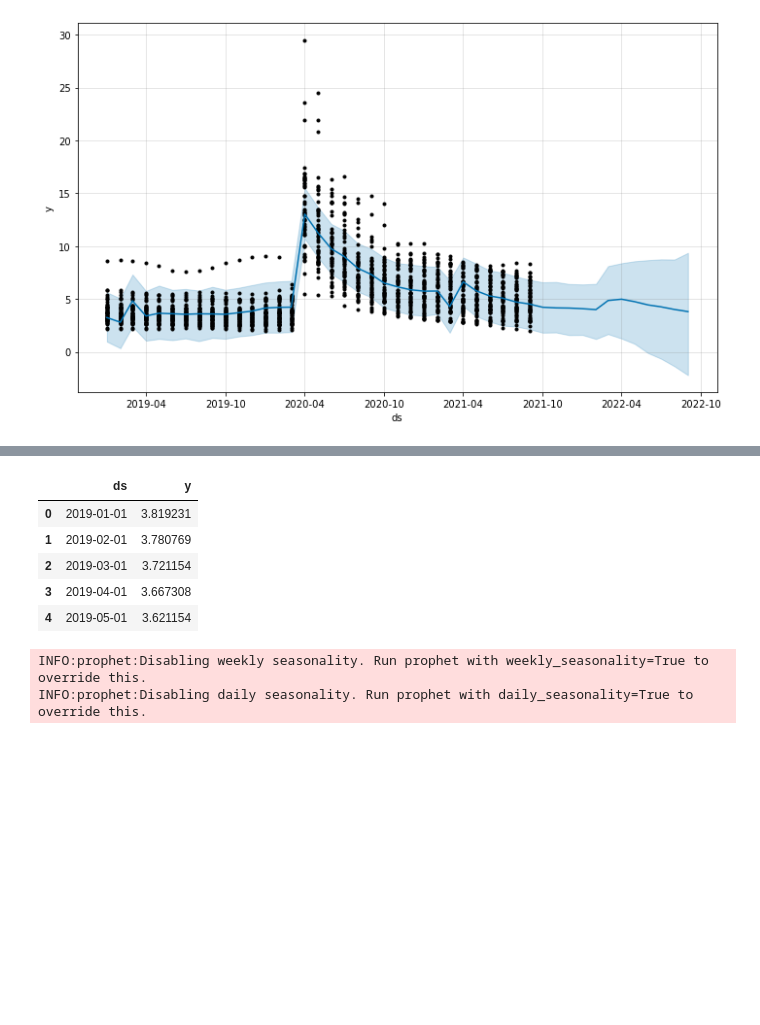
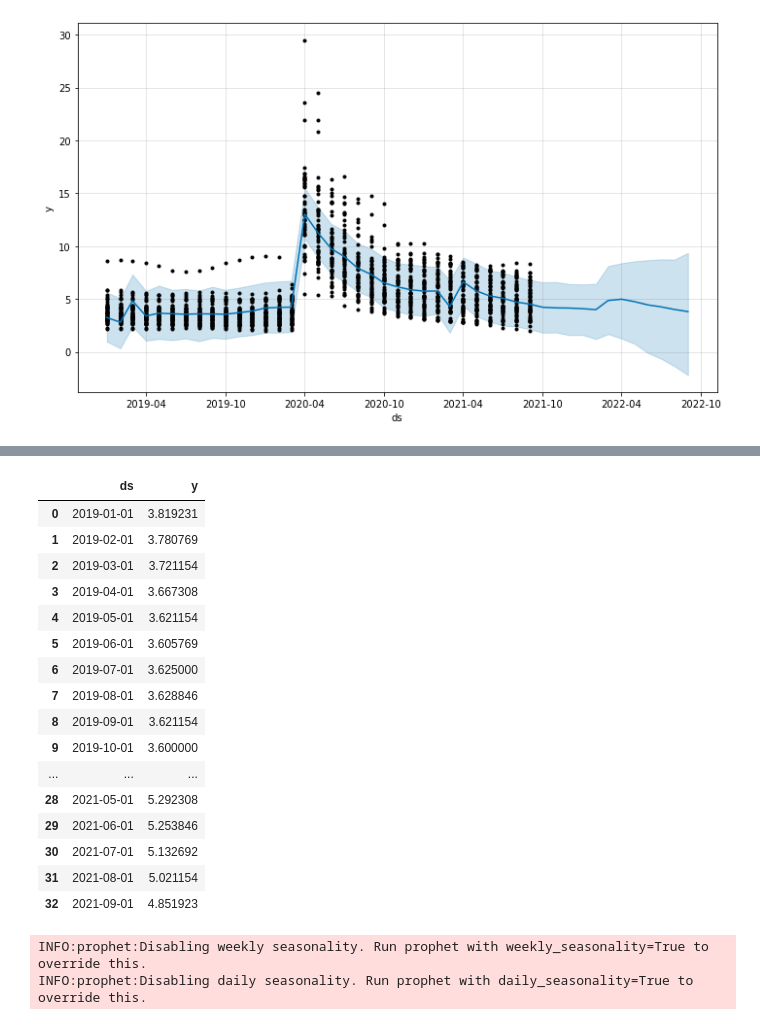
Before and after one commit to NoahToomeyBC/project-vu, a Jupyter notebook: ML_test/ml_data_test.ipynb, the cells around one changed output, grey strips where cells are left out. Saved outputs shown, nothing was run; the diff lists cells and outputs as text; code cells hidden in the pictures; blank space fills up the shorter version.

```diff
--- a/ML_test/ml_data_test.ipynb
+++ b/ML_test/ml_data_test.ipynb
@@ -1361,14 +1449,25 @@ fcst
 # %%
 unemployment_trends_agg=unemployment_trends.groupby("ds").agg("mean")
 unemployment_trends_agg=unemployment_trends_agg.reset_index()
-unemployment_trends_agg.head()
+unemployment_trends_agg
 # %% [output]
 |  | ds | y |
 | 0 | 2019-01-01 | 3.819231 |
 | 1 | 2019-02-01 | 3.780769 |
 | 2 | 2019-03-01 | 3.721154 |
 | 3 | 2019-04-01 | 3.667308 |
 | 4 | 2019-05-01 | 3.621154 |
+| 5 | 2019-06-01 | 3.605769 |
+| 6 | 2019-07-01 | 3.625000 |
+| 7 | 2019-08-01 | 3.628846 |
+| 8 | 2019-09-01 | 3.621154 |
+| 9 | 2019-10-01 | 3.600000 |
+| ... | ... | ... |
+| 28 | 2021-05-01 | 5.292308 |
+| 29 | 2021-06-01 | 5.253846 |
+| 30 | 2021-07-01 | 5.132692 |
+| 31 | 2021-08-01 | 5.021154 |
+| 32 | 2021-09-01 | 4.851923 |
 # %%
 future_model_2=Prophet(seasonality_mode='multiplicative').fit(unemployment_trends_agg)
 # %% [output]
```
Also changed, not shown: parts of 16 cells of this notebook, 3 other files.
